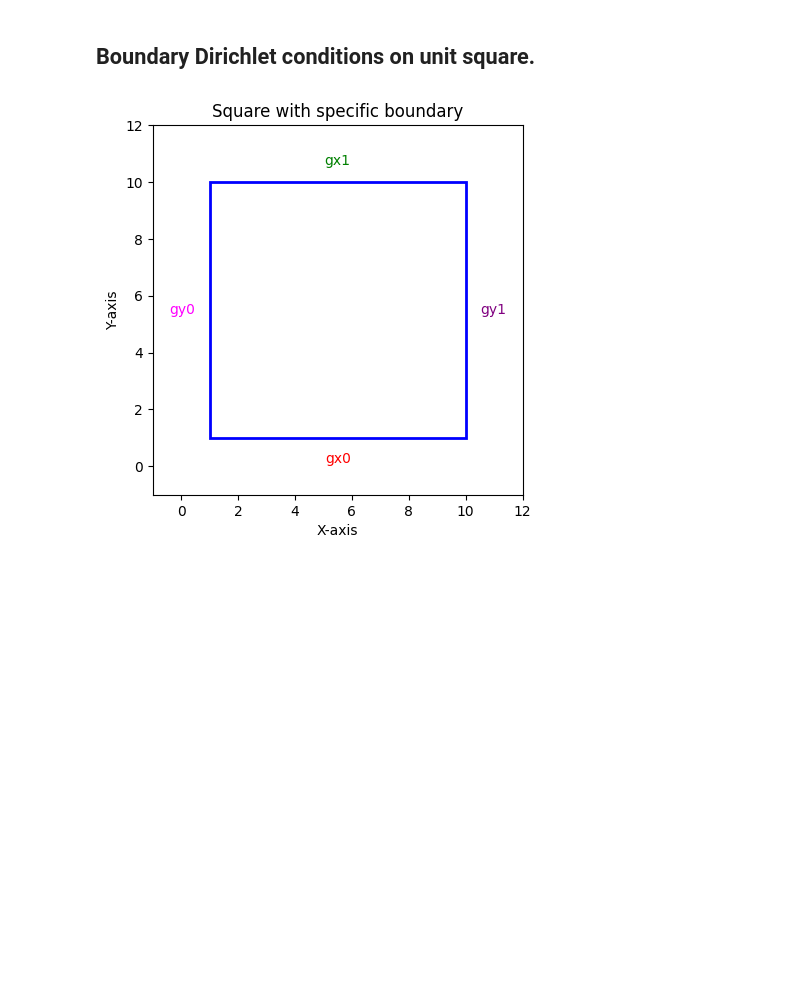
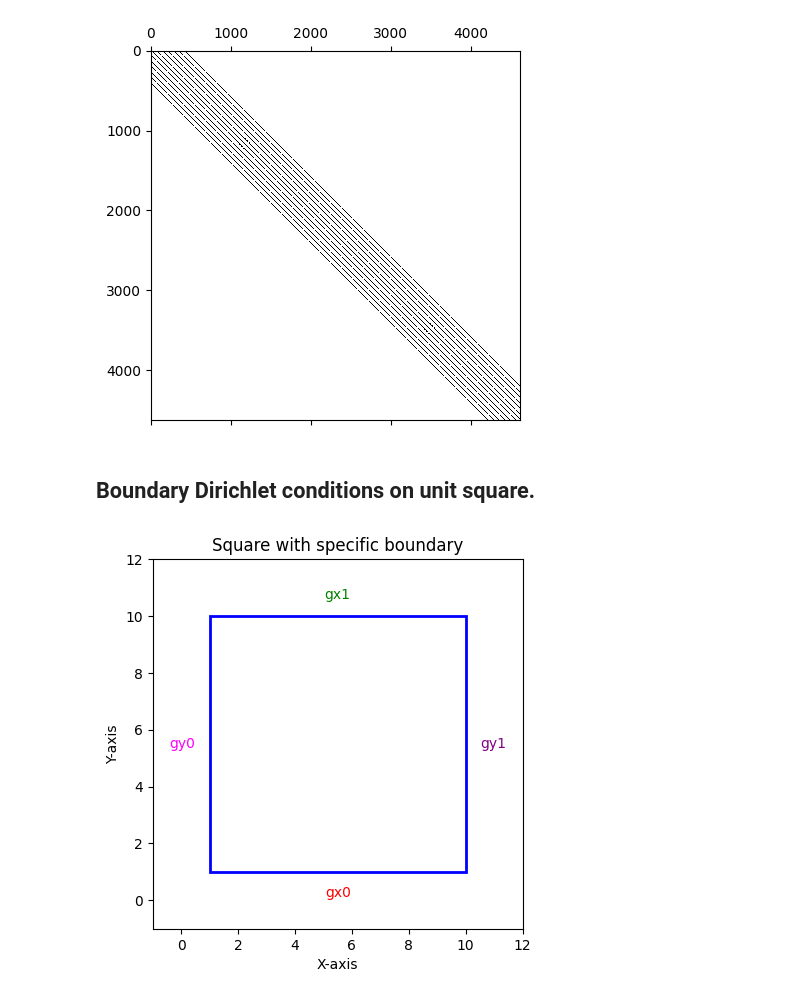
Before and after one commit to Rabdessadeki/IGA_Solving_Poisson_Without_DDM, a Jupyter notebook: Poisson_Non_Homogenuous_Boundary.ipynb, the cells around one changed output. Drawn from its saved outputs; the diff is of its cells as text; code cells hidden in the pictures; blank space fills up the shorter version.

```diff
--- a/Poisson_Non_Homogenuous_Boundary.ipynb
+++ b/Poisson_Non_Homogenuous_Boundary.ipynb
@@ -75 +77,6 @@ stiffness_total = C1+C2
+# %%
+plt.spy(stiffness)
+plt.show()
+# %% [output]
+[figure, added]
 # %%
```
Also changed, not shown: parts of 6 cells of this notebook, 1 other file.
